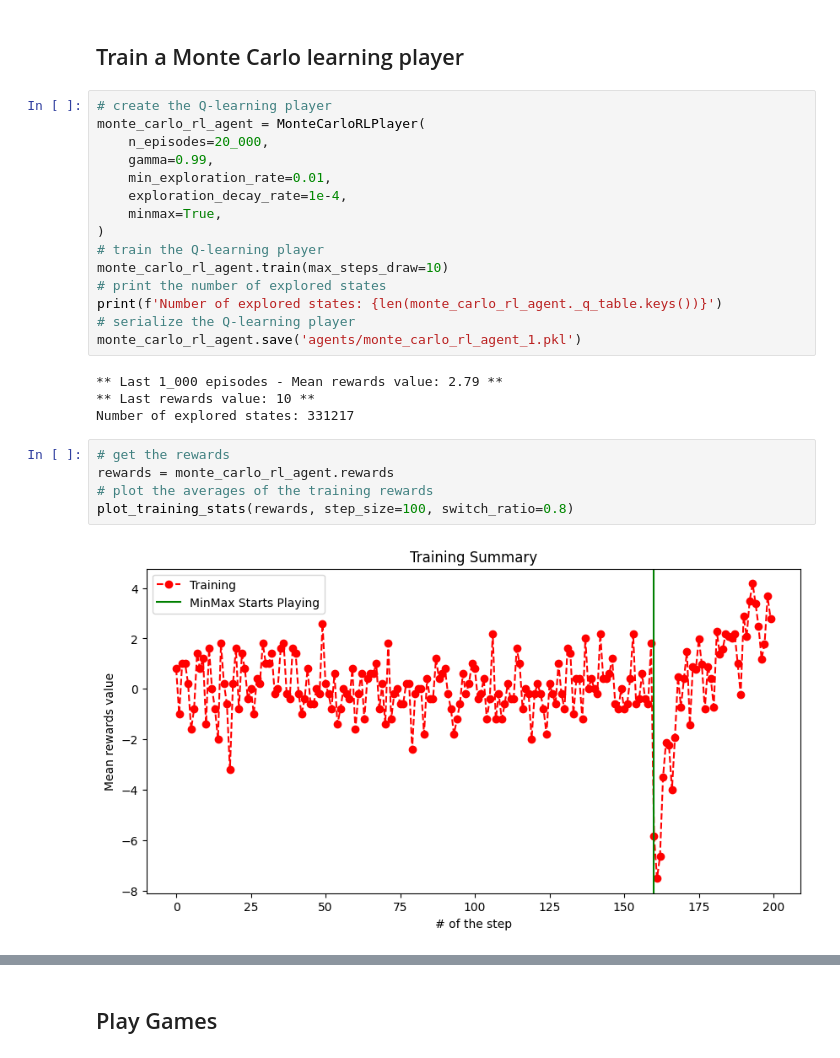
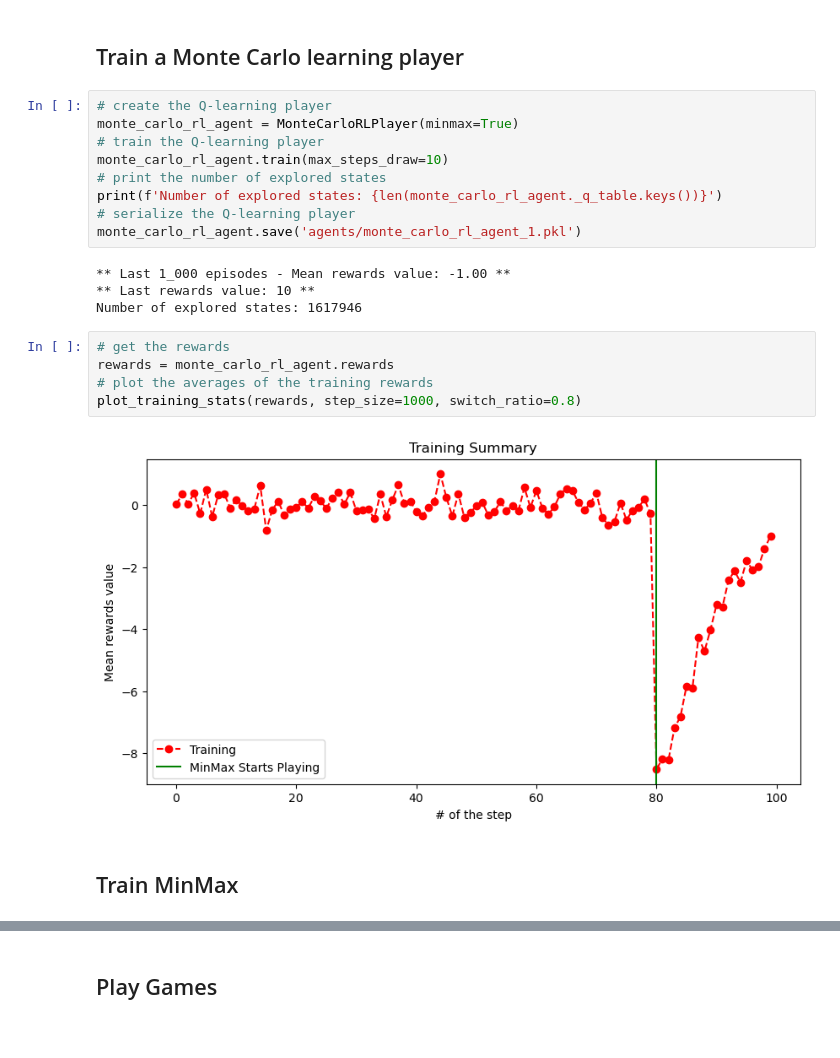
Before and after one commit to FarInHeight/Computational-Intelligence-Project, a Jupyter notebook: project_summary.ipynb, the cells around one changed output, grey strips where cells are left out. Drawn from its saved outputs; the diff is of its cells as text.

```diff
--- a/project_summary.ipynb
+++ b/project_summary.ipynb
@@ -75,13 +69,7 @@ plot_training_stats(rewards, step_size=5, switch_ratio=0.8)
 ## Train a Monte Carlo learning player
 # %%
 # create the Q-learning player
-monte_carlo_rl_agent = MonteCarloRLPlayer(
-    n_episodes=20_000,
-    gamma=0.99,
-    min_exploration_rate=0.01,
-    exploration_decay_rate=1e-4,
-    minmax=True,
-)
+monte_carlo_rl_agent = MonteCarloRLPlayer(minmax=True)
 # train the Q-learning player
 monte_carlo_rl_agent.train(max_steps_draw=10)
 # print the number of explored states
@@ -89,13 +77,15 @@ print(f'Number of explored states: {len(monte_carlo_rl_agent._q_table.keys())}')
 # serialize the Q-learning player
 monte_carlo_rl_agent.save('agents/monte_carlo_rl_agent_1.pkl')
 # %% [output]
-** Last 1_000 episodes - Mean rewards value: 2.79 **
+** Last 1_000 episodes - Mean rewards value: -1.00 **
 ** Last rewards value: 10 **
-Number of explored states: 331217
+Number of explored states: 1617946
 # %%
 # get the rewards
 rewards = monte_carlo_rl_agent.rewards
 # plot the averages of the training rewards
-plot_training_stats(rewards, step_size=100, switch_ratio=0.8)
+plot_training_stats(rewards, step_size=1000, switch_ratio=0.8)
 # %% [output]
-[figure, old version]
+[figure, new version]
+# %% [markdown]
+## Train MinMax
```
Also changed, not shown: parts of 18 cells of this notebook, 3 other files.
